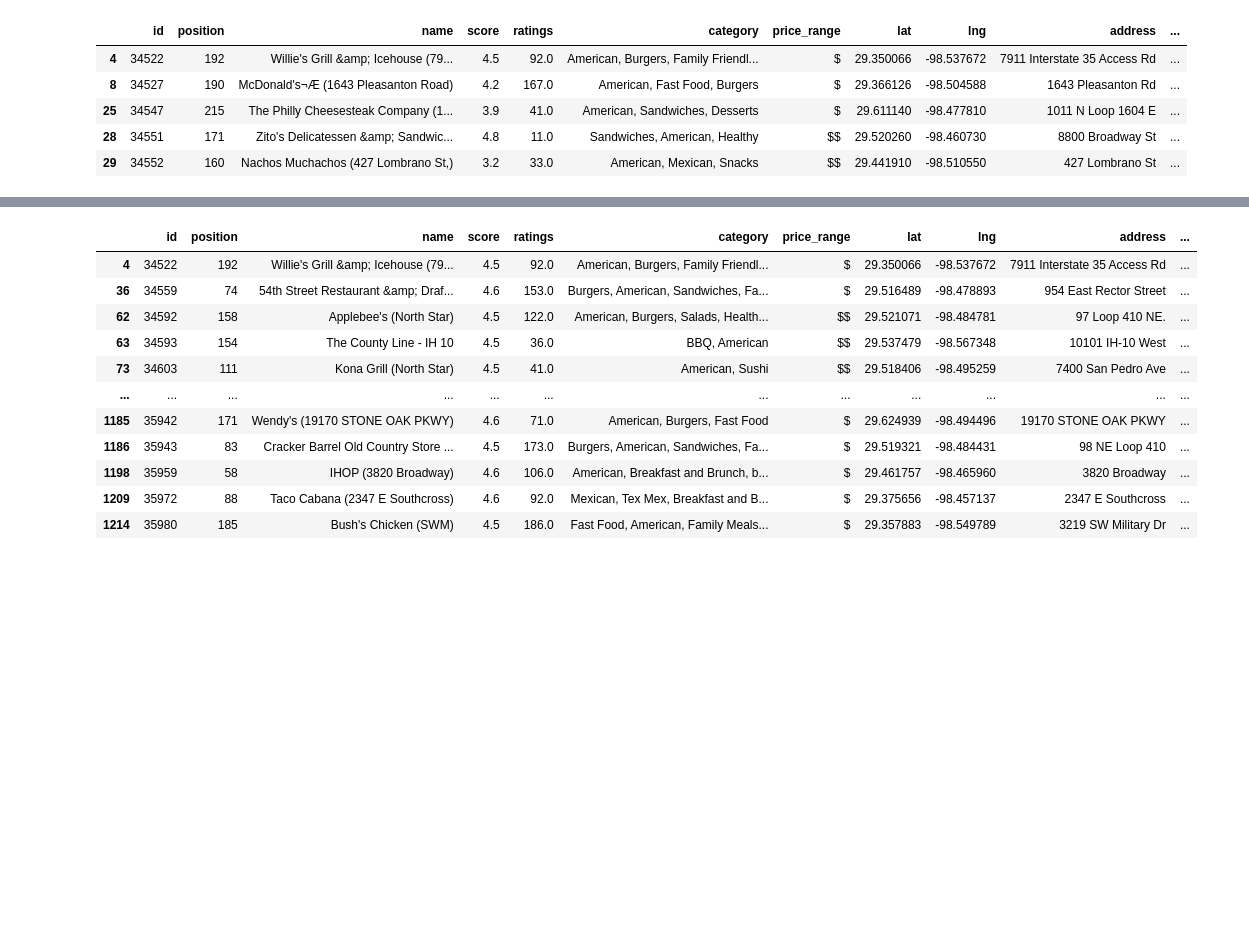
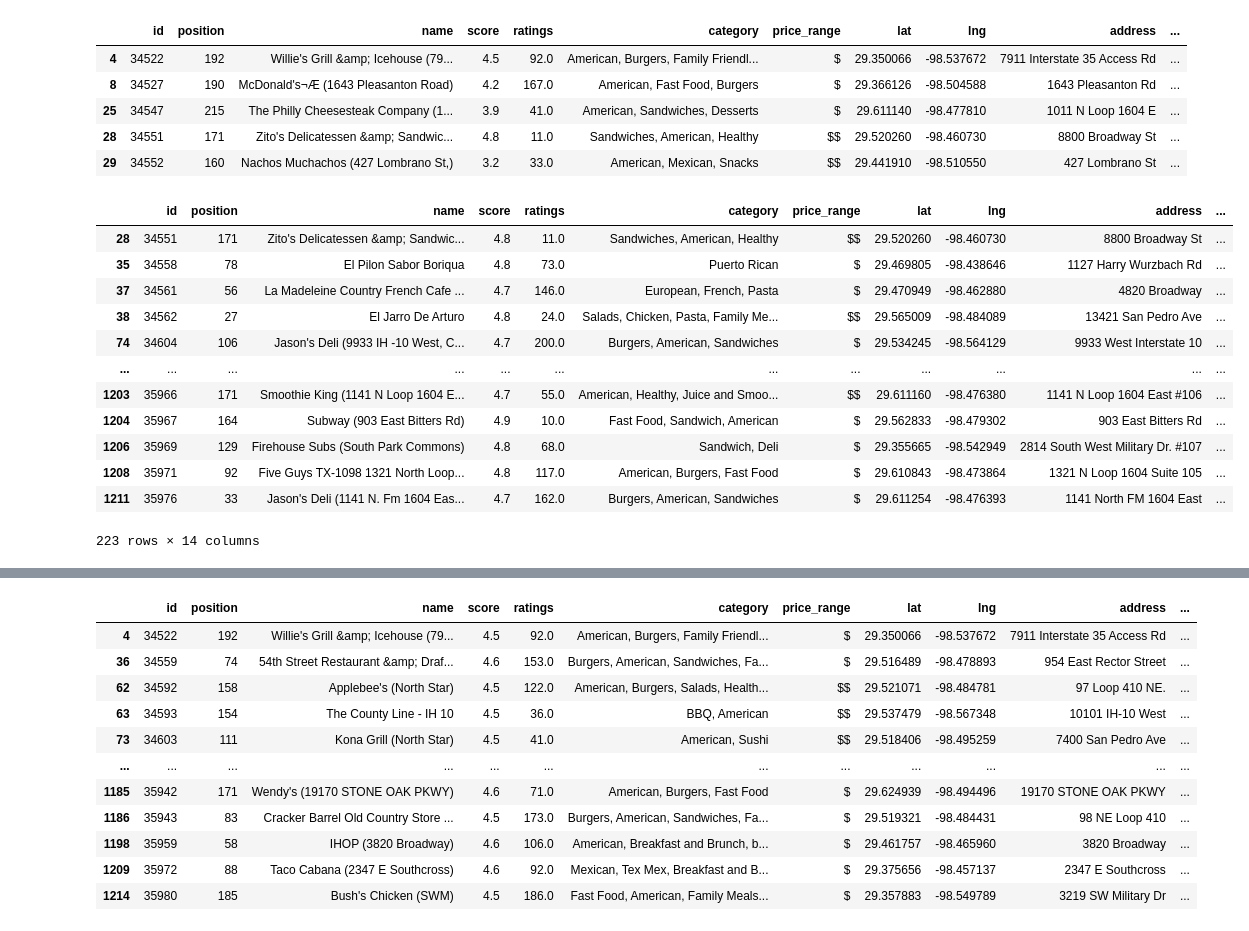
Before and after one commit to vmueller13/Project4_SanAntonioRestaurants, a Jupyter notebook: Restaurants_SanAntonio(after_cleaning)-Copy1.ipynb, the cells around one changed output, grey strips where cells are left out. Cells and saved outputs as stored; diff of their text form; code cells hidden in the pictures; blank space fills up the shorter version.

```diff
--- a/Restaurants_SanAntonio(after_cleaning)-Copy1.ipynb
+++ b/Restaurants_SanAntonio(after_cleaning)-Copy1.ipynb
@@ -616,3 +621,20 @@ See the caveats in the documentation: https://pandas.pydata.org/pandas-docs/stab
 | 25 | 34547 | 215 | The Philly Cheesesteak Company (1... | 3.9 | 41.0 | American, Sandwiches, Desserts | $ | 29.611140 | -98.477810 | 1011 N Loop 1604 E | ... |
 | 28 | 34551 | 171 | Zito's Delicatessen &amp; Sandwic... | 4.8 | 11.0 | Sandwiches, American, Healthy | $$ | 29.520260 | -98.460730 | 8800 Broadway St | ... |
 | 29 | 34552 | 160 | Nachos Muchachos (427 Lombrano St,) | 3.2 | 33.0 | American, Mexican, Snacks | $$ | 29.441910 | -98.510550 | 427 Lombrano St | ... |
+# %%
+cluster_zero = restaurants_df_cleaned.query("cluster==0")
+cluster_zero
+# %% [output]
+|  | id | position | name | score | ratings | category | price_range | lat | lng | address | ... |
+| 28 | 34551 | 171 | Zito's Delicatessen &amp; Sandwic... | 4.8 | 11.0 | Sandwiches, American, Healthy | $$ | 29.520260 | -98.460730 | 8800 Broadway St | ... |
+| 35 | 34558 | 78 | El Pilon Sabor Boriqua | 4.8 | 73.0 | Puerto Rican | $ | 29.469805 | -98.438646 | 1127 Harry Wurzbach Rd | ... |
+| 37 | 34561 | 56 | La Madeleine Country French Cafe ... | 4.7 | 146.0 | European, French, Pasta | $ | 29.470949 | -98.462880 | 4820 Broadway | ... |
+| 38 | 34562 | 27 | El Jarro De Arturo | 4.8 | 24.0 | Salads, Chicken, Pasta, Family Me... | $$ | 29.565009 | -98.484089 | 13421 San Pedro Ave | ... |
+| 74 | 34604 | 106 | Jason's Deli (9933 IH -10 West, C... | 4.7 | 200.0 | Burgers, American, Sandwiches | $ | 29.534245 | -98.564129 | 9933 West Interstate 10 | ... |
+| ... | ... | ... | ... | ... | ... | ... | ... | ... | ... | ... | ... |
+| 1203 | 35966 | 171 | Smoothie King (1141 N Loop 1604 E... | 4.7 | 55.0 | American, Healthy, Juice and Smoo... | $$ | 29.611160 | -98.476380 | 1141 N Loop 1604 East #106 | ... |
+| 1204 | 35967 | 164 | Subway (903 East Bitters Rd) | 4.9 | 10.0 | Fast Food, Sandwich, American | $ | 29.562833 | -98.479302 | 903 East Bitters Rd | ... |
+| 1206 | 35969 | 129 | Firehouse Subs (South Park Commons) | 4.8 | 68.0 | Sandwich, Deli | $ | 29.355665 | -98.542949 | 2814 South West Military Dr. #107 | ... |
+| 1208 | 35971 | 92 | Five Guys TX-1098 1321 North Loop... | 4.8 | 117.0 | American, Burgers, Fast Food | $ | 29.610843 | -98.473864 | 1321 N Loop 1604 Suite 105 | ... |
+| 1211 | 35976 | 33 | Jason's Deli (1141 N. Fm 1604 Eas... | 4.7 | 162.0 | Burgers, American, Sandwiches | $ | 29.611254 | -98.476393 | 1141 North FM 1604 East | ... |
+223 rows × 14 columns
```
Also changed, not shown: parts of 11 cells of this notebook, 3 other files.
